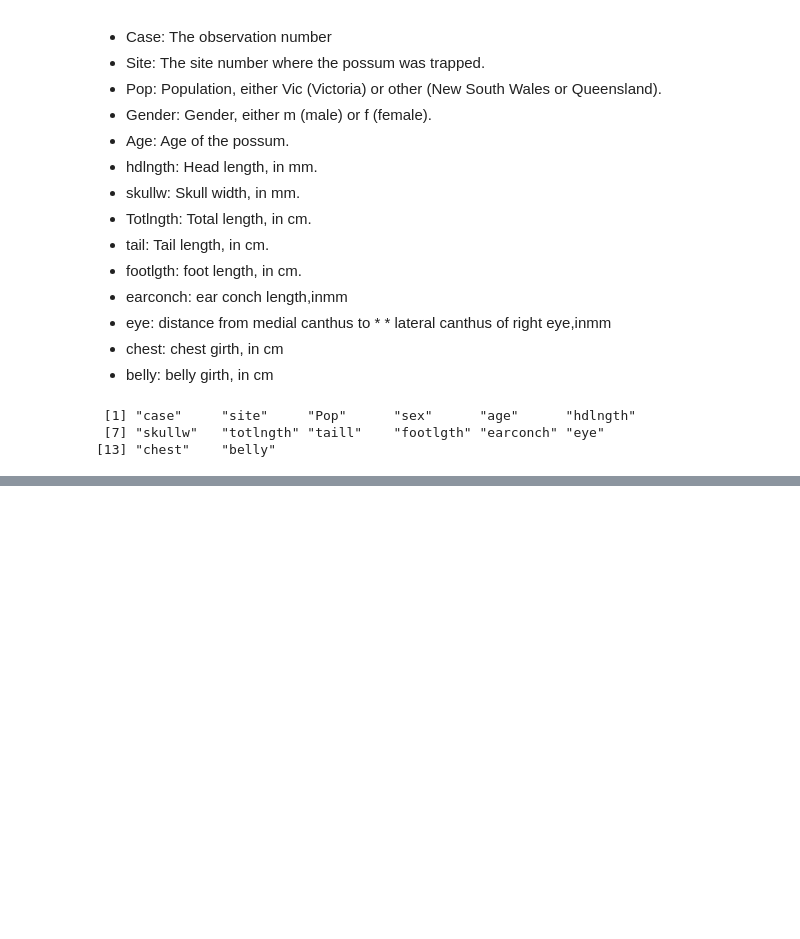
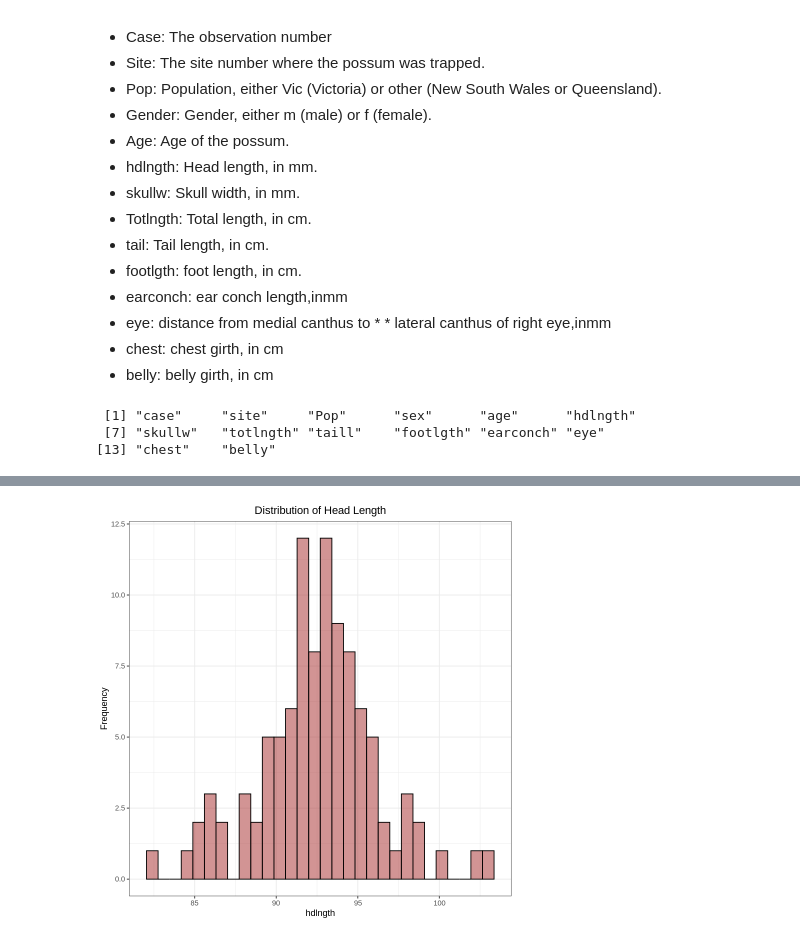
Before and after one commit to chisomruth/SAIL_FELLOWSHIP, a Jupyter notebook: Possum_regression task/Possum_cleaning.ipynb, the cells around one changed output, grey strips where cells are left out. Saved outputs shown, nothing was run; the diff lists cells and outputs as text; code cells hidden in the pictures; blank space fills up the shorter version.

```diff
--- a/Possum_regression task/Possum_cleaning.ipynb
+++ b/Possum_regression task/Possum_cleaning.ipynb
@@ -280,0 +391,8 @@ names(pos)
+# %%
+ggplot2::ggplot(pos, aes(x = hdlngth)) +
+  ggplot2::geom_histogram(bins = 30, color = "black", fill = "brown", alpha = 0.5) +
+  ggplot2::labs(title = "Distribution of Head Length", x = "hdlngth", y = "Frequency") +
+  ggplot2::theme_bw() +
+  ggplot2::theme(plot.title = element_text(hjust = 0.5))
+# %% [output]
+[figure, added]
```
Also changed, not shown: parts of 35 cells of this notebook.
